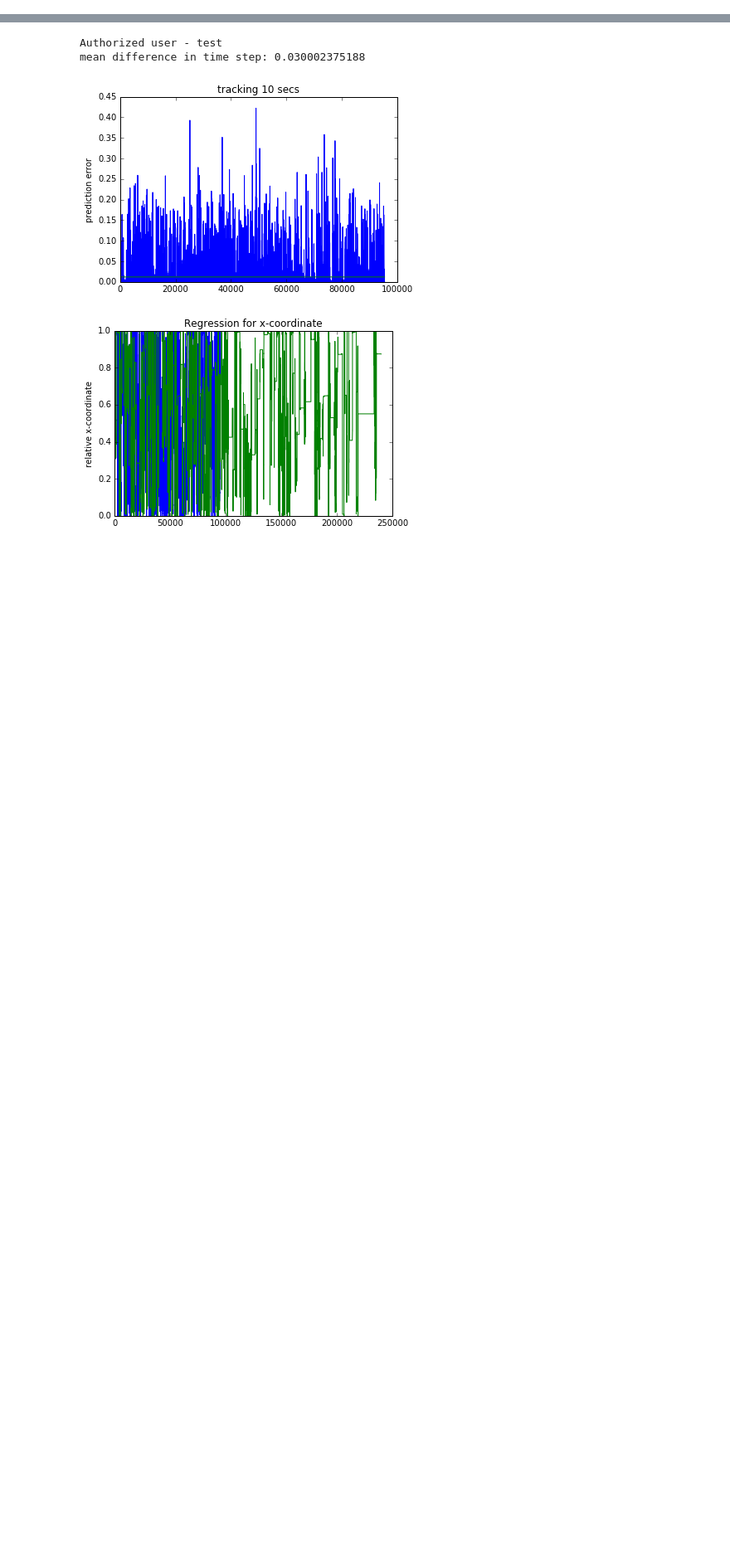
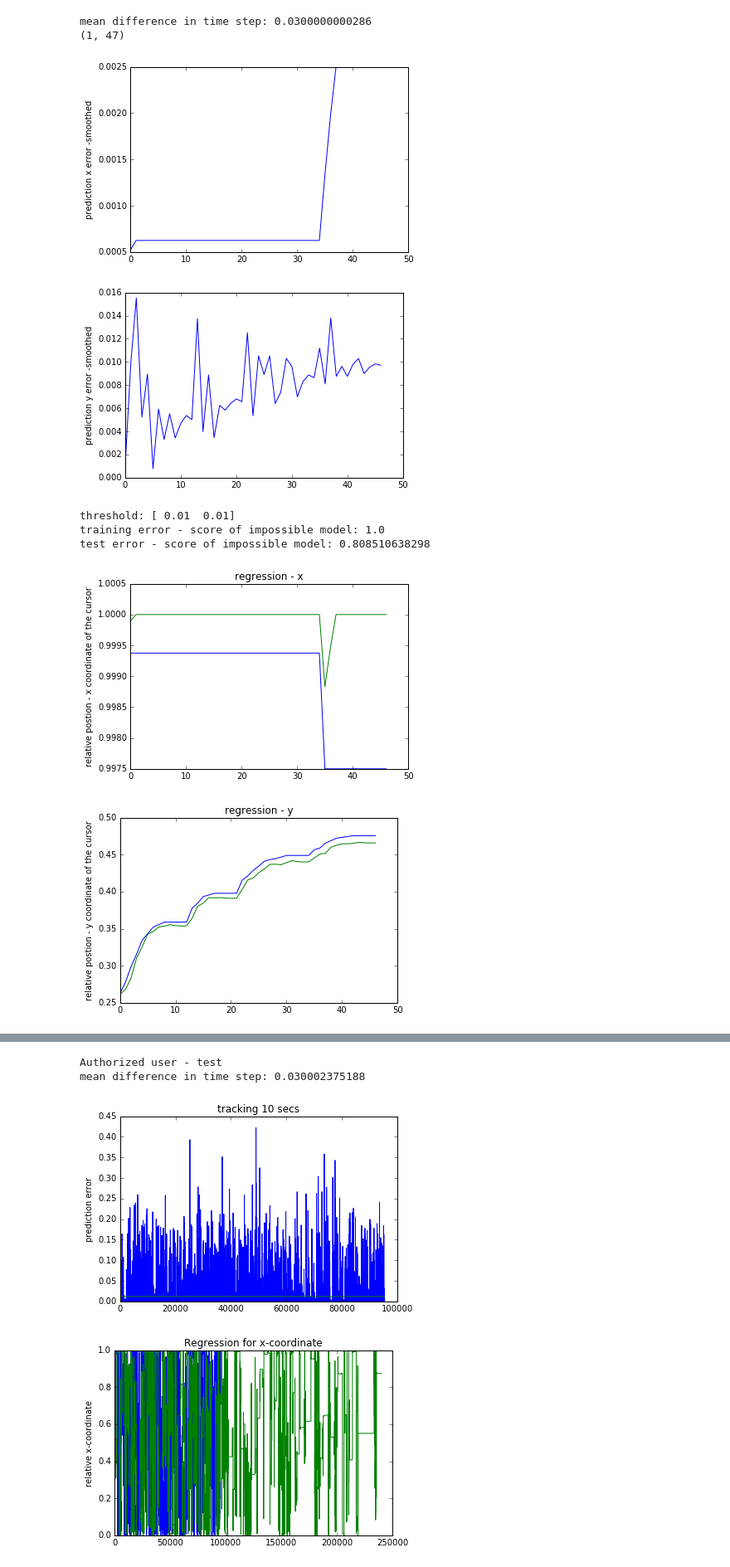
Before and after one commit to FelixNeutatz/BehavioralAuthentication, a Jupyter notebook: src/main/php/CursorAuthentication.ipynb, the cells around one changed output, grey strips where cells are left out. Shown at 83% size. Cells and saved outputs as stored; diff of their text form; code cells hidden in the pictures; blank space fills up the shorter version.

```diff
--- a/src/main/php/CursorAuthentication.ipynb
+++ b/src/main/php/CursorAuthentication.ipynb
@@ -92,0 +103,6 @@ def extractFeatures(filename, n_last_timestamps_as_features = 200, normalize = T
+# %%
+def test_impossible_model(logreg, X, y, diff, threshold):
+    records = np.concatenate((X, y), axis = 1)
+    is_impossible = np.logical_or(diff[:,0] > threshold[0], diff[:,1] > threshold[1]).A1
+
+    return logreg.score(records, is_impossible)
@@ -389,3 +422,19 @@ def showStatsData((fileX, fileY), m, threshold, n_last_timestamps_as_features =
         print ("This is not Felix - You are unauthorized!")
     else:
         print ("This is Felix - Welcome to this awesome computer!")
+# %%
+current_number_features = 5
+
+(model,imp_model,two_sigma) = generateModel(resource_path + "felix/felix_10sec_1",
+                                  n_last_timestamps_as_features=current_number_features, v = True,
+                                  stddev_factor = 0.01)
+# %% [output]
+mean difference in time step: 0.0300000000286
+(1, 47)
+[figure, added]
+[figure, added]
+threshold: [ 0.01  0.01]
+training error - score of impossible model: 1.0
+test error - score of impossible model: 0.808510638298
+[figure, added]
+[figure, added]
```
Also changed, not shown: parts of 13 cells of this notebook.
